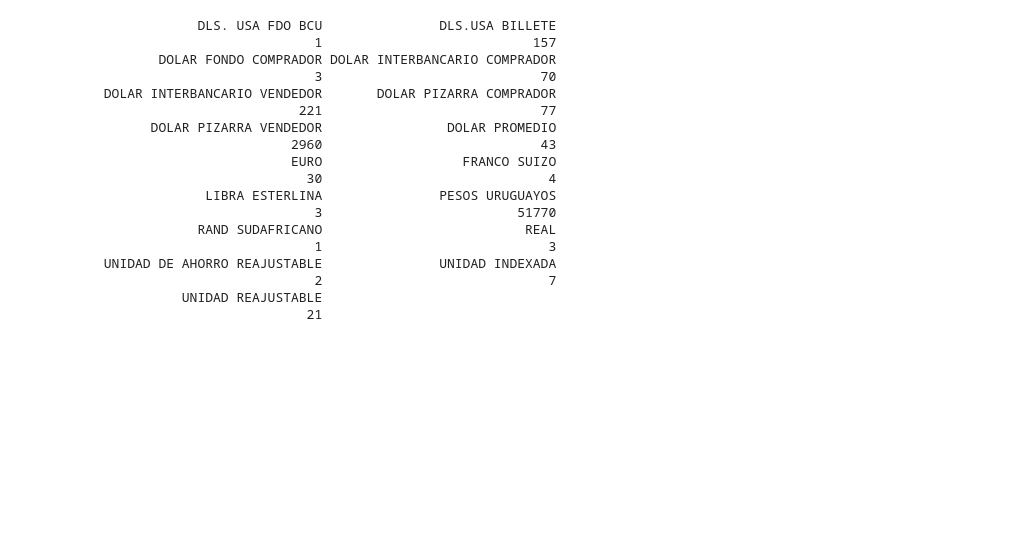
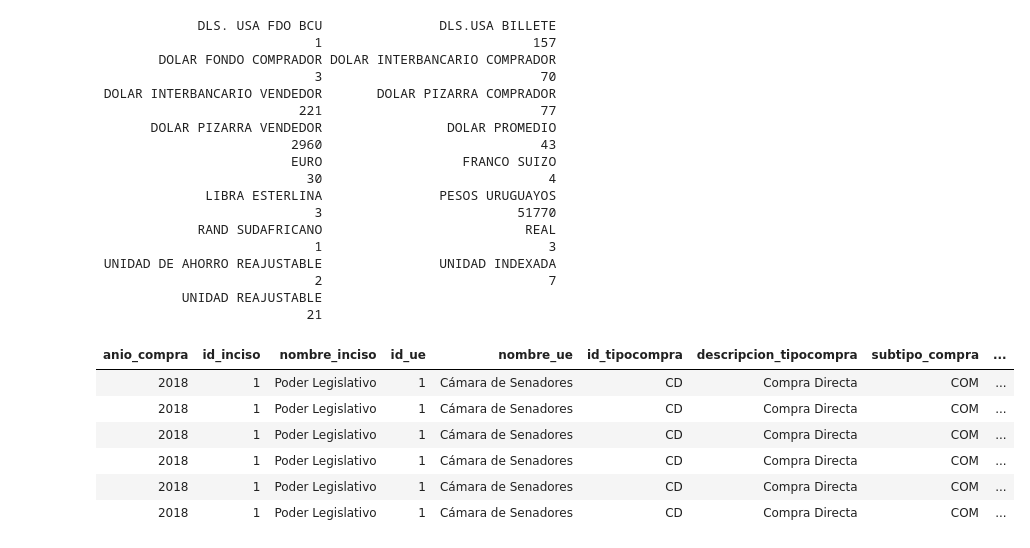
Before and after one commit to UTECjosew/datos, a Jupyter notebook: CienciaDeDatos_EntregaFinal.ipynb, the cells around one changed output. Saved outputs shown, nothing was run; the diff lists cells and outputs as text; code cells hidden in the pictures; blank space fills up the shorter version.

```diff
--- a/CienciaDeDatos_EntregaFinal.ipynb
+++ b/CienciaDeDatos_EntregaFinal.ipynb
@@ -826,0 +822,10 @@ for(i in 1:nrow(comprasEstatales)) {
+# %%
+head(comprasEstatales)
+# %% [output]
+| anio_compra | id_inciso | nombre_inciso | id_ue | nombre_ue | id_tipocompra | descripcion_tipocompra | subtipo_compra | ... |
+| 2018 | 1 | Poder Legislativo | 1 | Cámara de Senadores | CD | Compra Directa | COM | ... |
+| 2018 | 1 | Poder Legislativo | 1 | Cámara de Senadores | CD | Compra Directa | COM | ... |
+| 2018 | 1 | Poder Legislativo | 1 | Cámara de Senadores | CD | Compra Directa | COM | ... |
+| 2018 | 1 | Poder Legislativo | 1 | Cámara de Senadores | CD | Compra Directa | COM | ... |
+| 2018 | 1 | Poder Legislativo | 1 | Cámara de Senadores | CD | Compra Directa | COM | ... |
+| 2018 | 1 | Poder Legislativo | 1 | Cámara de Senadores | CD | Compra Directa | COM | ... |
```
Also changed, not shown: parts of 3 cells of this notebook.
